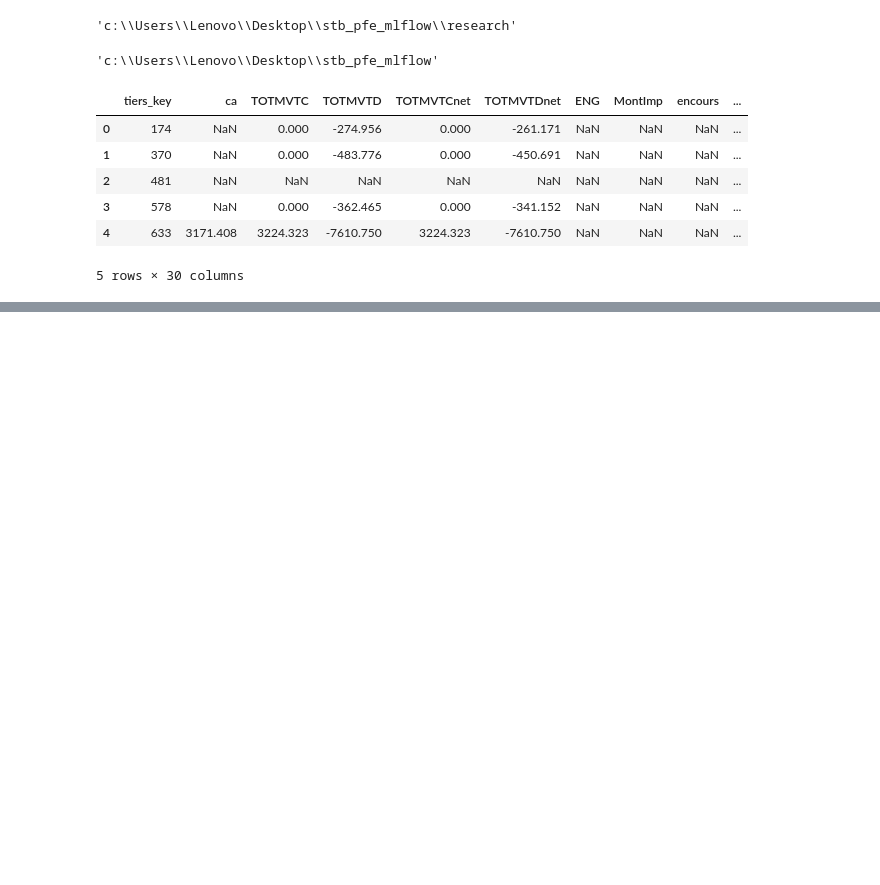
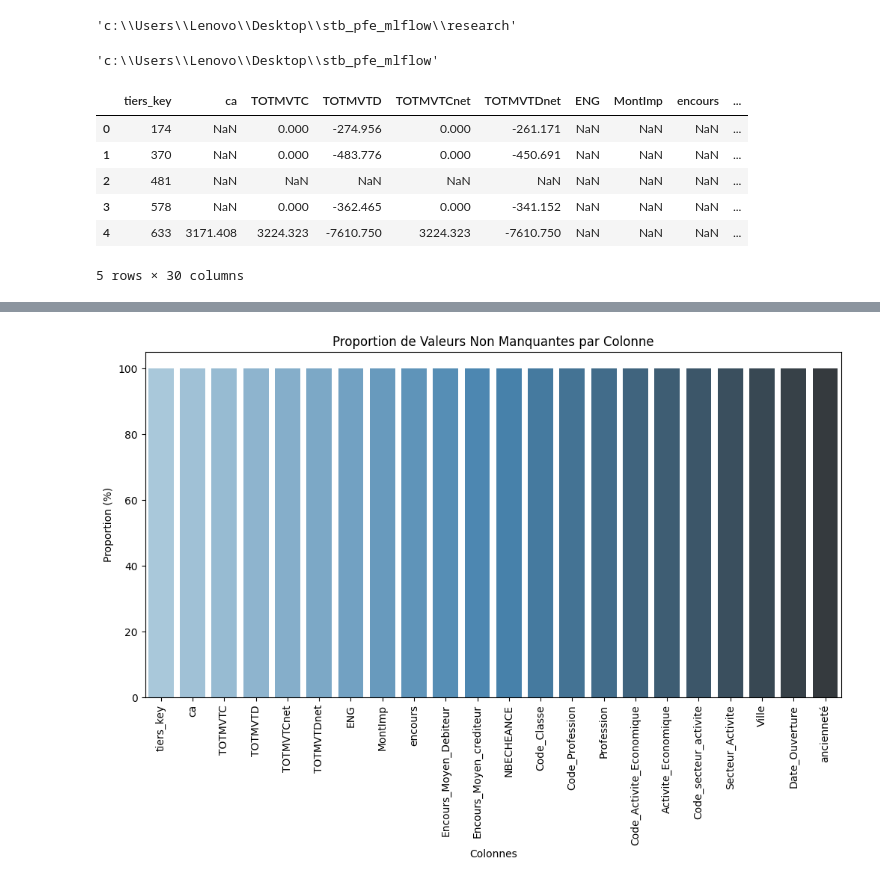
Before and after one commit to MedAliRommene/stb_pfe_mlflow, a Jupyter notebook: research/03_data_cleaning.ipynb, the cells around one changed output, grey strips where cells are left out. Drawn from its saved outputs; the diff is of its cells as text; code cells hidden in the pictures; blank space fills up the shorter version.

```diff
--- a/research/03_data_cleaning.ipynb
+++ b/research/03_data_cleaning.ipynb
@@ -188,0 +291,17 @@ except Exception as e:
+# %%
+def plot_non_missing_proportion(df):
+    non_missing_counts = df.notnull().sum()
+    proportions = non_missing_counts / len(df) * 100
+
+    plt.figure(figsize=(12, 6))
+    sns.barplot(x=proportions.index, y=proportions.values, palette='Blues_d')
+    plt.title('Proportion de Valeurs Non Manquantes par Colonne')
+    plt.xticks(rotation=90)
+    plt.xlabel('Colonnes')
+    plt.ylabel('Proportion (%)')
+    plt.show()
+
+# Afficher la proportion de valeurs non manquantes
+plot_non_missing_proportion(df)
+# %% [output]
+[figure, added]
```
Also changed, not shown: parts of 5 cells of this notebook, 27 other files.
